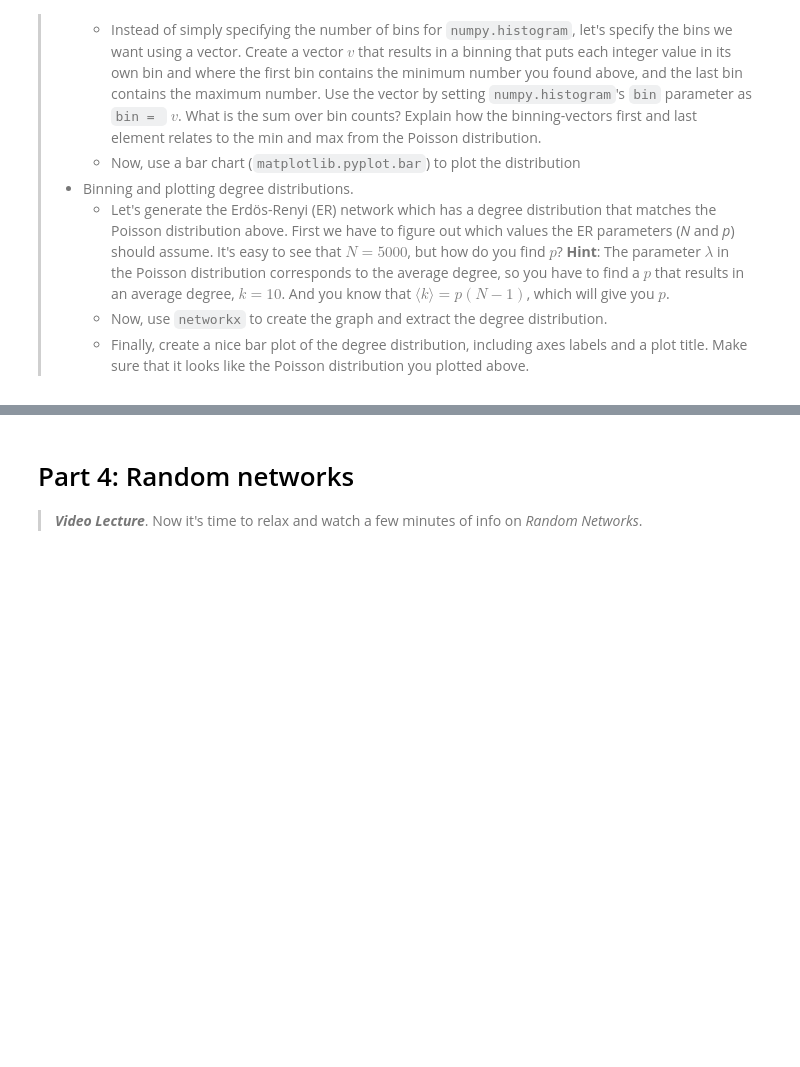
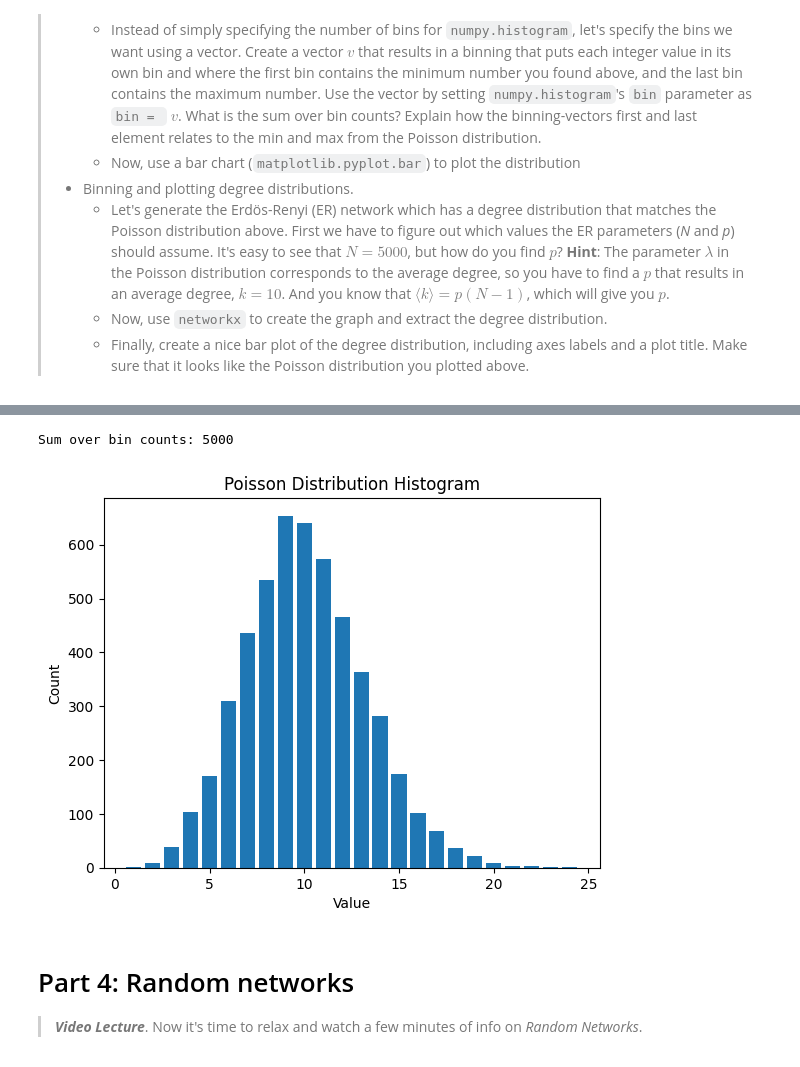
Before and after one commit to tzikos/Social-Graphs-and-Interactions, a Jupyter notebook: Week2/Week2.ipynb, the cells around one changed output, grey strips where cells are left out. Cells and saved outputs as stored; diff of their text form; code cells hidden in the pictures; blank space fills up the shorter version.

```diff
--- a/Week2/Week2.ipynb
+++ b/Week2/Week2.ipynb
@@ -123,0 +143,2 @@ As I hint right above, this exercise is about you discovering nuances of binning
+# %%
+psn = np.random.poisson(10, 5000)
@@ -124,3 +160,26 @@ As I hint right above, this exercise is about you discovering nuances of binning
+# %%
+# Find min and max values
+min_val = psn.min()
+max_val = psn.max()
+
+# Create bin edges so each integer gets its own bin
+bins = np.arange(min_val, max_val + 2)  # +2 because histogram bins are [a, b)
+
+# Compute histogram
+hist2 = np.histogram(psn, bins=bins)
+
+# The sum over bin counts should be 5000 (the number of samples)
+print("Sum over bin counts:", hist2[0].sum())
+
+# Plot the distribution
+plt.bar(bins[:-1], hist2[0])
+plt.xlabel("Value")
+plt.ylabel("Count")
+plt.title("Poisson Distribution Histogram")
+plt.show()
+# %% [output]
+Sum over bin counts: 5000
+[figure, added]
 # %% [markdown]
 # Part 4: Random networks
 
```
Also changed, not shown: parts of 18 cells of this notebook.
